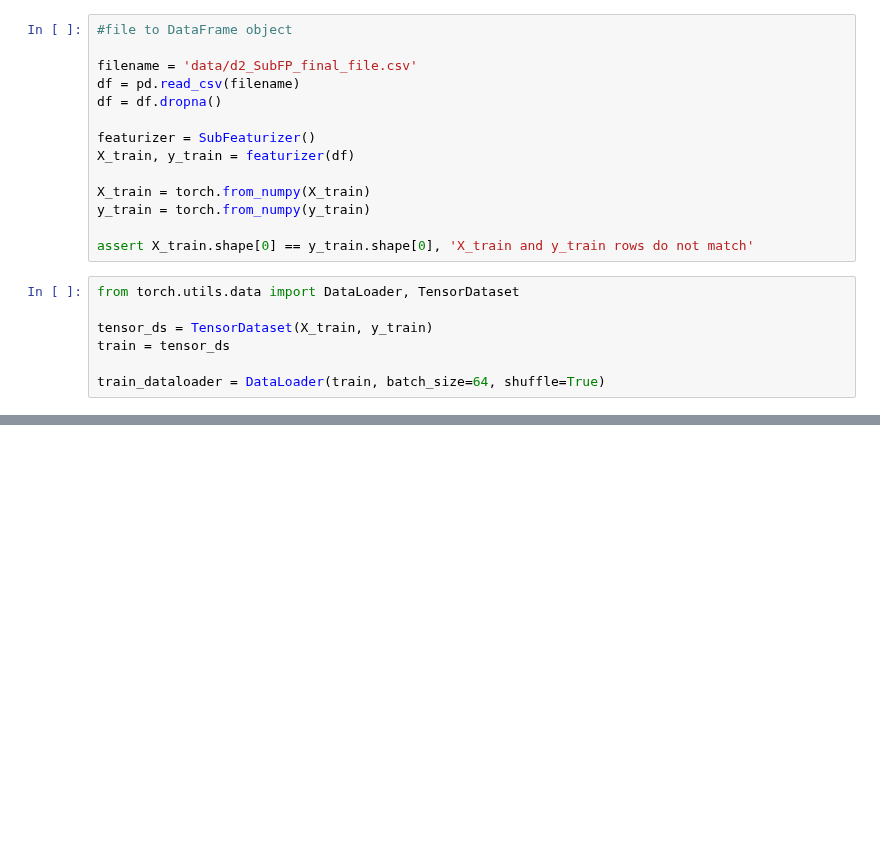
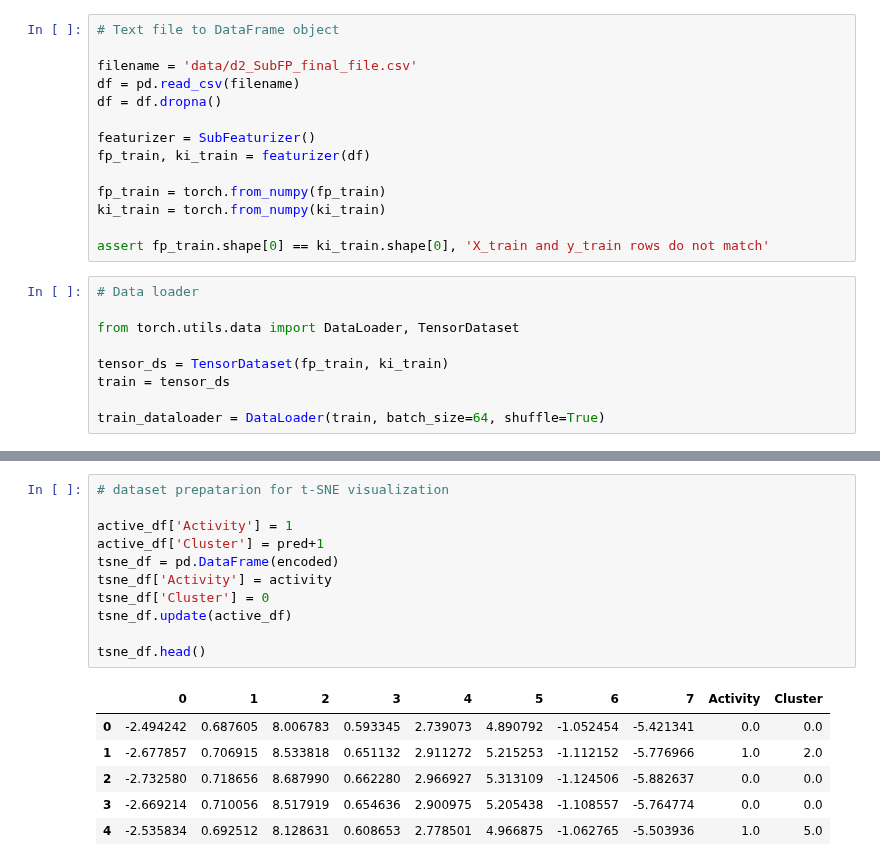
Before and after one commit to asiomchen/mldd23_project1, a Jupyter notebook: project.ipynb, the cells around one changed output, grey strips where cells are left out. Cells and saved outputs as stored; diff of their text form; blank space fills up the shorter version.

```diff
--- a/project.ipynb
+++ b/project.ipynb
@@ -42,23 +42,25 @@ class SubFeaturizer(Featurizer):
     def __init__(self, fp_len=307, fp_type='Sub'):
         super().__init__(fp_len, fp_type)
 # %%
-#file to DataFrame object
+# Text file to DataFrame object
 
 filename = 'data/d2_SubFP_final_file.csv'
 df = pd.read_csv(filename)
 df = df.dropna()
 
 featurizer = SubFeaturizer()
-X_train, y_train = featurizer(df)
+fp_train, ki_train = featurizer(df)
 
-X_train = torch.from_numpy(X_train)
-y_train = torch.from_numpy(y_train)
+fp_train = torch.from_numpy(fp_train)
+ki_train = torch.from_numpy(ki_train)
 
-assert X_train.shape[0] == y_train.shape[0], 'X_train and y_train rows do not match'
+assert fp_train.shape[0] == ki_train.shape[0], 'X_train and y_train rows do not match'
 # %%
+# Data loader
+
 from torch.utils.data import DataLoader, TensorDataset
 
-tensor_ds = TensorDataset(X_train, y_train)
+tensor_ds = TensorDataset(fp_train, ki_train)
 train = tensor_ds
 
 train_dataloader = DataLoader(train, batch_size=64, shuffle=True)
@@ -181,0 +199,18 @@ sns.scatterplot(x=X_tsne[:, 0], y=X_tsne[:, 1], marker=".", hue=(log10_Ki), pale
+# %%
+# dataset prepatarion for t-SNE visualization
+
+active_df['Activity'] = 1
+active_df['Cluster'] = pred+1
+tsne_df = pd.DataFrame(encoded)
+tsne_df['Activity'] = activity
+tsne_df['Cluster'] = 0
+tsne_df.update(active_df)
+
+tsne_df.head()
+# %% [output]
+|  | 0 | 1 | 2 | 3 | 4 | 5 | 6 | 7 | Activity | Cluster |
+| 0 | -2.494242 | 0.687605 | 8.006783 | 0.593345 | 2.739073 | 4.890792 | -1.052454 | -5.421341 | 0.0 | 0.0 |
+| 1 | -2.677857 | 0.706915 | 8.533818 | 0.651132 | 2.911272 | 5.215253 | -1.112152 | -5.776966 | 1.0 | 2.0 |
+| 2 | -2.732580 | 0.718656 | 8.687990 | 0.662280 | 2.966927 | 5.313109 | -1.124506 | -5.882637 | 0.0 | 0.0 |
+| 3 | -2.669214 | 0.710056 | 8.517919 | 0.654636 | 2.900975 | 5.205438 | -1.108557 | -5.764774 | 0.0 | 0.0 |
+| 4 | -2.535834 | 0.692512 | 8.128631 | 0.608653 | 2.778501 | 4.966875 | -1.062765 | -5.503936 | 1.0 | 5.0 |
```
Also changed, not shown: parts of 6 cells of this notebook.
